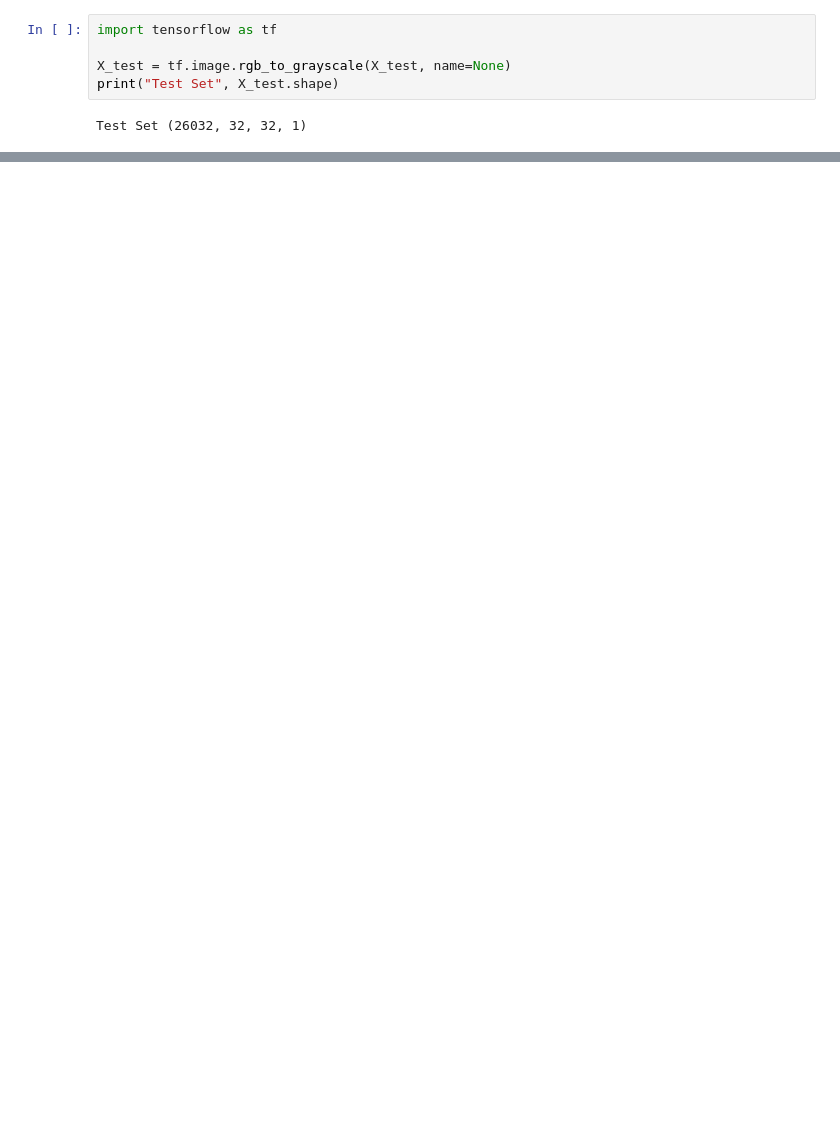
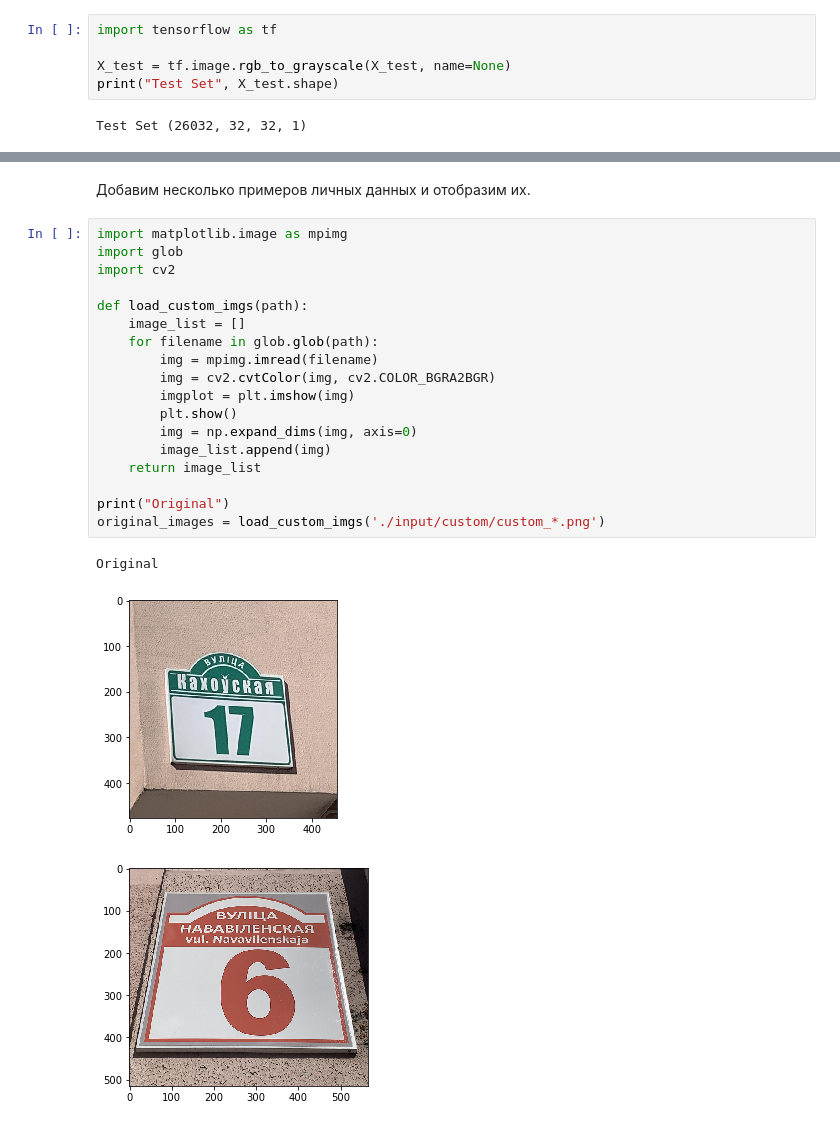
Before and after one commit to dmitrypintusov/deep-learning, a Jupyter notebook: by/bsuir/pintusov/labs/lab4/lab4.ipynb, the cells around one changed output, grey strips where cells are left out. Drawn from its saved outputs; the diff is of its cells as text; blank space fills up the shorter version.

```diff
--- a/by/bsuir/pintusov/labs/lab4/lab4.ipynb
+++ b/by/bsuir/pintusov/labs/lab4/lab4.ipynb
@@ -265,0 +448,24 @@ Actual:  6 Prediction:  2
+# %% [markdown]
+Добавим несколько примеров личных данных и отобразим их.
+# %%
+import matplotlib.image as mpimg
+import glob
+import cv2
+
+def load_custom_imgs(path):
+    image_list = []
+    for filename in glob.glob(path):
+        img = mpimg.imread(filename)
+        img = cv2.cvtColor(img, cv2.COLOR_BGRA2BGR)
+        imgplot = plt.imshow(img)
+        plt.show()
+        img = np.expand_dims(img, axis=0)
+        image_list.append(img)
+    return image_list
+
+print("Original")
+original_images = load_custom_imgs('./input/custom/custom_*.png')
+# %% [output]
+Original
+[figure, added]
+[figure, added]
```
Also changed, not shown: parts of 37 cells of this notebook.
